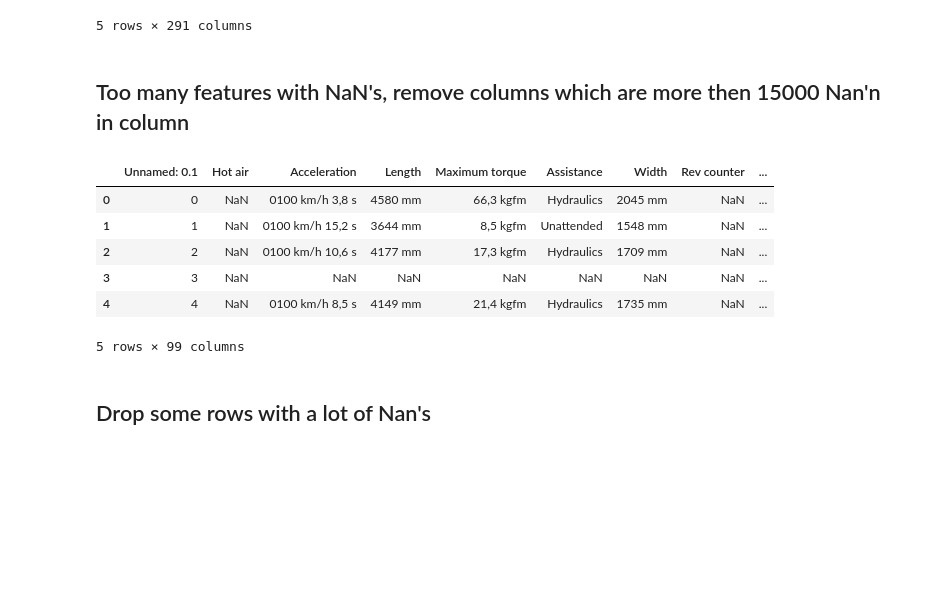
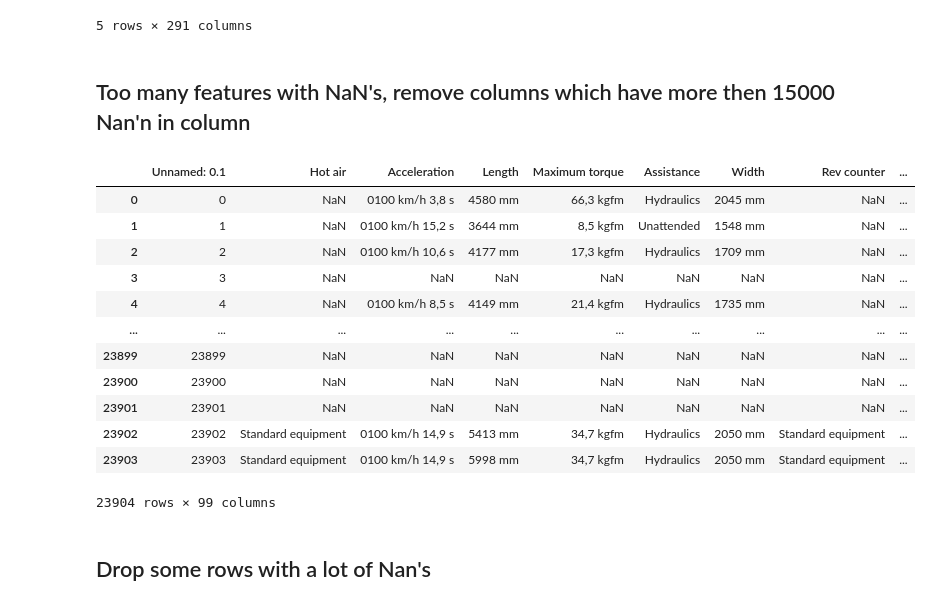
Before and after one commit to marcnaweb/car_recommendation_engine, a Jupyter notebook: notebooks/nika_notebook.ipynb, the cells around one changed output. Drawn from its saved outputs; the diff is of its cells as text; code cells hidden in the pictures; blank space fills up the shorter version.

```diff
--- a/notebooks/nika_notebook.ipynb
+++ b/notebooks/nika_notebook.ipynb
@@ -13,19 +13,25 @@ df.head()
 | 4 | 4 | NaN | NaN | NaN | NaN | NaN | ... |
 5 rows × 291 columns
 # %% [markdown]
-## Too many features with NaN's, remove columns which are more then 15000 Nan'n in column
+## Too many features with NaN's, remove columns which have more then 15000 Nan'n in column
 # %%
 filtered_columns = df.columns[df.isna().sum() < 15000]
 filtered_df = df[filtered_columns]
-filtered_df.head()
+filtered_df
 # %% [output]
 |  | Unnamed: 0.1 | Hot air | Acceleration | Length | Maximum torque | Assistance | Width | Rev counter | ... |
 | 0 | 0 | NaN | 0100 km/h 3,8 s | 4580 mm | 66,3 kgfm | Hydraulics | 2045 mm | NaN | ... |
 | 1 | 1 | NaN | 0100 km/h 15,2 s | 3644 mm | 8,5 kgfm | Unattended | 1548 mm | NaN | ... |
 | 2 | 2 | NaN | 0100 km/h 10,6 s | 4177 mm | 17,3 kgfm | Hydraulics | 1709 mm | NaN | ... |
 | 3 | 3 | NaN | NaN | NaN | NaN | NaN | NaN | NaN | ... |
 | 4 | 4 | NaN | 0100 km/h 8,5 s | 4149 mm | 21,4 kgfm | Hydraulics | 1735 mm | NaN | ... |
+| ... | ... | ... | ... | ... | ... | ... | ... | ... | ... |
+| 23899 | 23899 | NaN | NaN | NaN | NaN | NaN | NaN | NaN | ... |
+| 23900 | 23900 | NaN | NaN | NaN | NaN | NaN | NaN | NaN | ... |
+| 23901 | 23901 | NaN | NaN | NaN | NaN | NaN | NaN | NaN | ... |
+| 23902 | 23902 | Standard equipment | 0100 km/h 14,9 s | 5413 mm | 34,7 kgfm | Hydraulics | 2050 mm | Standard equipment | ... |
+| 23903 | 23903 | Standard equipment | 0100 km/h 14,9 s | 5998 mm | 34,7 kgfm | Hydraulics | 2050 mm | Standard equipment | ... |
-5 rows × 99 columns
+23904 rows × 99 columns
 # %% [markdown]
 ## Drop some rows with a lot of Nan's
 # %%
```
Also changed, not shown: parts of 12 cells of this notebook, 3 other files.
